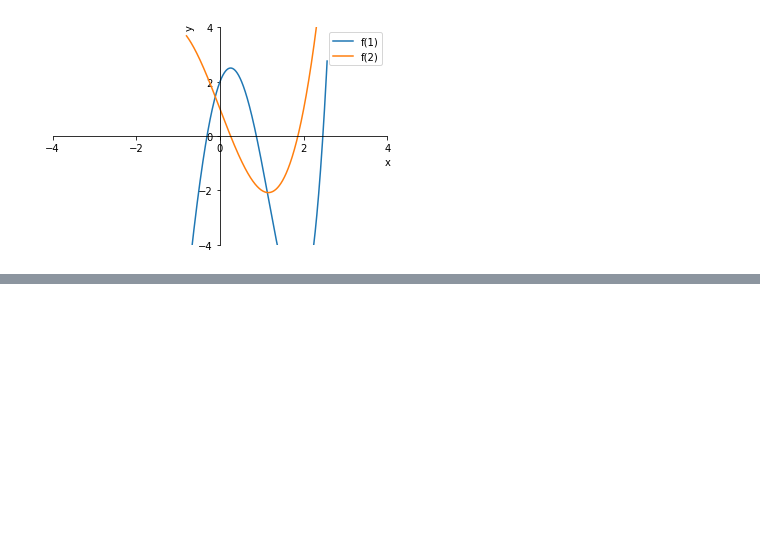
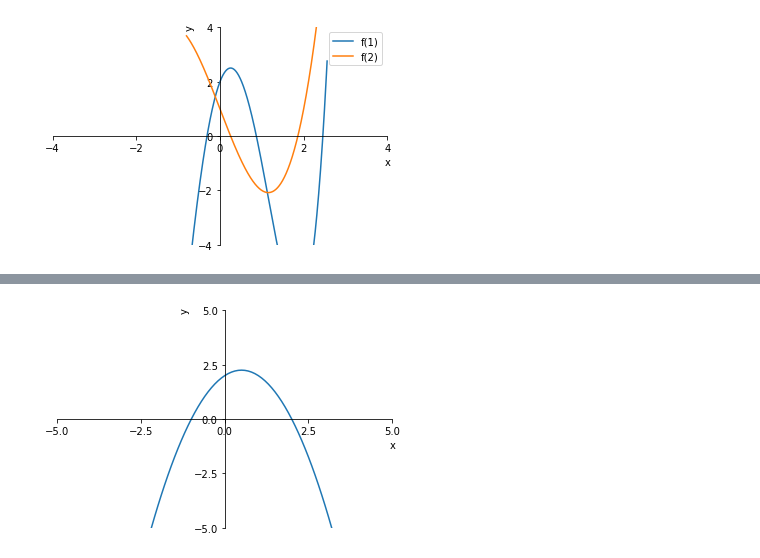
Before and after one commit to Zhurp2020/NLP-from-scratch, a Jupyter notebook: Thomas Calculus/Chapter 4 code.ipynb, the cells around one changed output, grey strips where cells are left out. Cells and saved outputs as stored; diff of their text form; code cells hidden in the pictures; blank space fills up the shorter version.

```diff
--- a/Thomas Calculus/Chapter 4 code.ipynb
+++ b/Thomas Calculus/Chapter 4 code.ipynb
@@ -91,0 +110,6 @@ FunctionPlotter([f,f1],domain=3,CustomDomain=np.linspace(-0.8,64/25,1001),
+# %%
+def f(x):
+    return 2 + x - x**2
+FunctionPlotter(f).plot()
+# %% [output]
+[figure, added]
```
Also changed, not shown: parts of 7 cells of this notebook, 4 other files.
